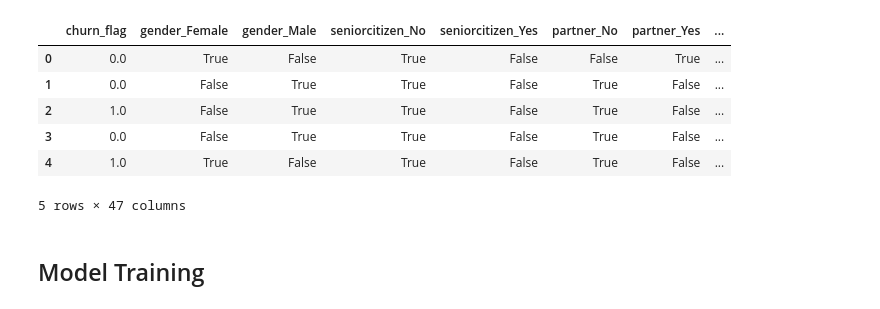
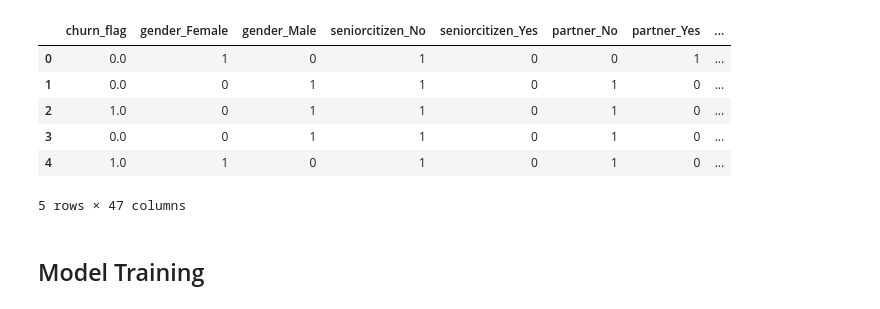
Before and after one commit to hugomilesi/E2E_customer_churn_analysis, a Jupyter notebook: model_train.ipynb, the cells around one changed output. Cells and saved outputs as stored; diff of their text form; code cells hidden in the pictures.

```diff
--- a/model_train.ipynb
+++ b/model_train.ipynb
@@ -31,15 +31,15 @@ import warnings
 warnings.filterwarnings("ignore")
 plt.style.use('dark_background')
 # %%
-df = pd.read_csv("/content/drive/MyDrive/Machine learning/churn_analysis/data/churn_data_encoded.csv")
+df = pd.read_csv("data/churn_data_encoded.csv")
 df.head()
 # %% [output]
 |  | churn_flag | gender_Female | gender_Male | seniorcitizen_No | seniorcitizen_Yes | partner_No | partner_Yes | ... |
-| 0 | 0.0 | True | False | True | False | False | True | ... |
-| 1 | 0.0 | False | True | True | False | True | False | ... |
-| 2 | 1.0 | False | True | True | False | True | False | ... |
-| 3 | 0.0 | False | True | True | False | True | False | ... |
-| 4 | 1.0 | True | False | True | False | True | False | ... |
+| 0 | 0.0 | 1 | 0 | 1 | 0 | 0 | 1 | ... |
+| 1 | 0.0 | 0 | 1 | 1 | 0 | 1 | 0 | ... |
+| 2 | 1.0 | 0 | 1 | 1 | 0 | 1 | 0 | ... |
+| 3 | 0.0 | 0 | 1 | 1 | 0 | 1 | 0 | ... |
+| 4 | 1.0 | 1 | 0 | 1 | 0 | 1 | 0 | ... |
 5 rows × 47 columns
 # %%
 x = df.drop('churn_flag', axis = 1)
```
Also changed, not shown: parts of 11 cells of this notebook, 22 other files.
